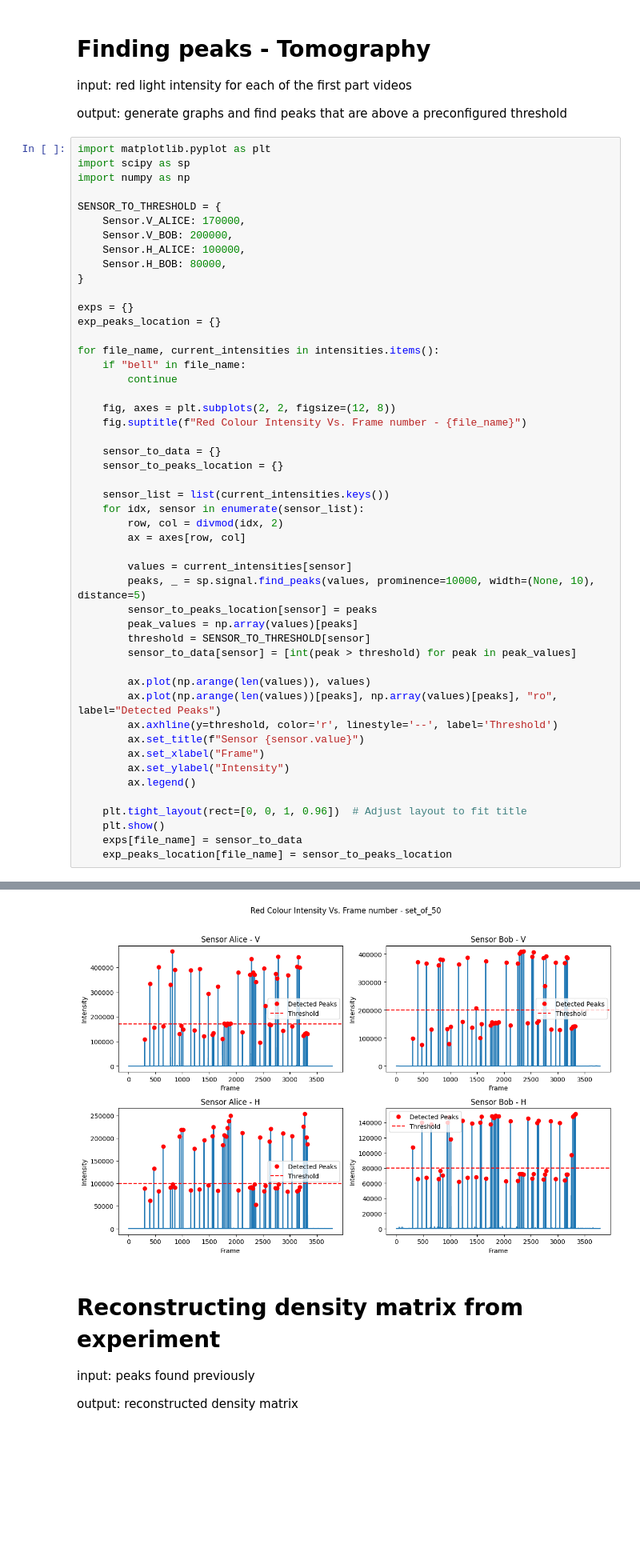
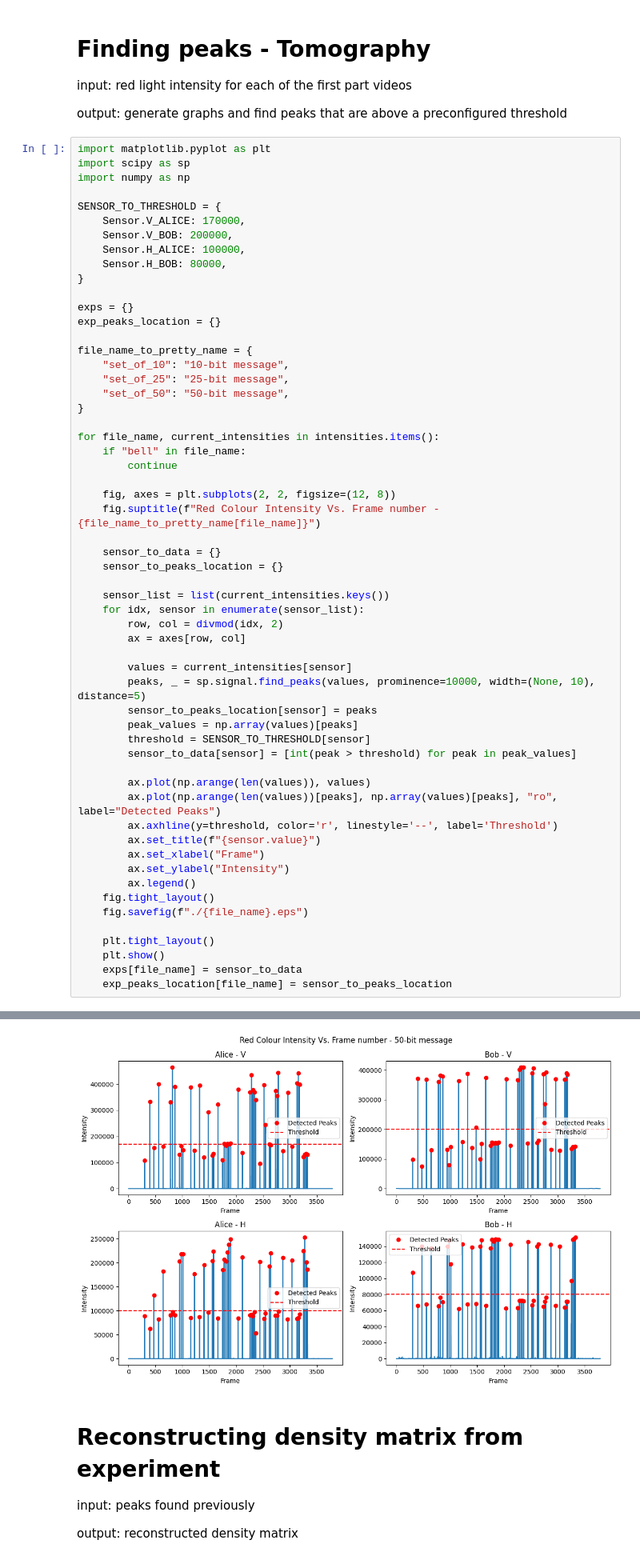
Before and after one commit to BenKuperstein/QTomography, a Jupyter notebook: tomography.ipynb, the cells around one changed output, grey strips where cells are left out. Shown at 80% size. Saved outputs shown, nothing was run; the diff lists cells and outputs as text; blank space fills up the shorter version.

```diff
--- a/tomography.ipynb
+++ b/tomography.ipynb
@@ -147,12 +147,18 @@ SENSOR_TO_THRESHOLD = {
 exps = {}
 exp_peaks_location = {}
 
+file_name_to_pretty_name = {
+    "set_of_10": "10-bit message",
+    "set_of_25": "25-bit message",
+    "set_of_50": "50-bit message",
+}
+
 for file_name, current_intensities in intensities.items():
     if "bell" in file_name:
         continue
 
     fig, axes = plt.subplots(2, 2, figsize=(12, 8))
-    fig.suptitle(f"Red Colour Intensity Vs. Frame number - {file_name}")
+    fig.suptitle(f"Red Colour Intensity Vs. Frame number - {file_name_to_pretty_name[file_name]}")
 
     sensor_to_data = {}
     sensor_to_peaks_location = {}
@@ -172,12 +178,14 @@ for file_name, current_intensities in intensities.items():
         ax.plot(np.arange(len(values)), values)
         ax.plot(np.arange(len(values))[peaks], np.array(values)[peaks], "ro", label="Detected Peaks")
         ax.axhline(y=threshold, color='r', linestyle='--', label='Threshold')
-        ax.set_title(f"Sensor {sensor.value}")
+        ax.set_title(f"{sensor.value}")
         ax.set_xlabel("Frame")
         ax.set_ylabel("Intensity")
         ax.legend()
+    fig.tight_layout()
+    fig.savefig(f"./{file_name}.eps")
 
-    plt.tight_layout(rect=[0, 0, 1, 0.96])  # Adjust layout to fit title
+    plt.tight_layout()
     plt.show()
     exps[file_name] = sensor_to_data
     exp_peaks_location[file_name] = sensor_to_peaks_location
@@ -187,4 +198,4 @@ for file_name, current_intensities in intensities.items():
-[figure, old version]
+[figure, new version]
 # %% [markdown]
 # Reconstructing density matrix from experiment
 input: peaks found previously
```
Also changed, not shown: parts of 4 cells of this notebook.
